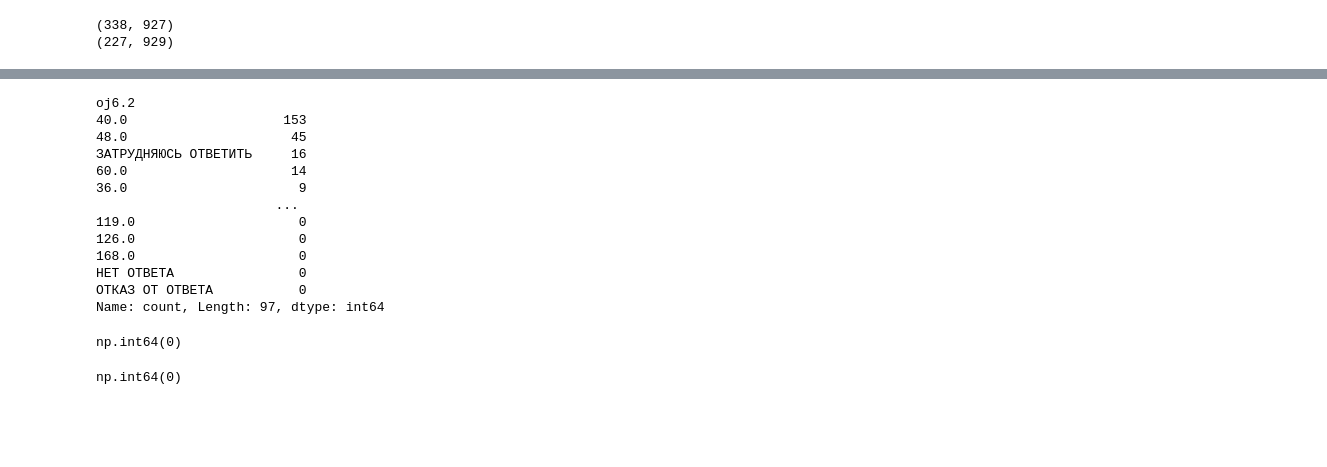
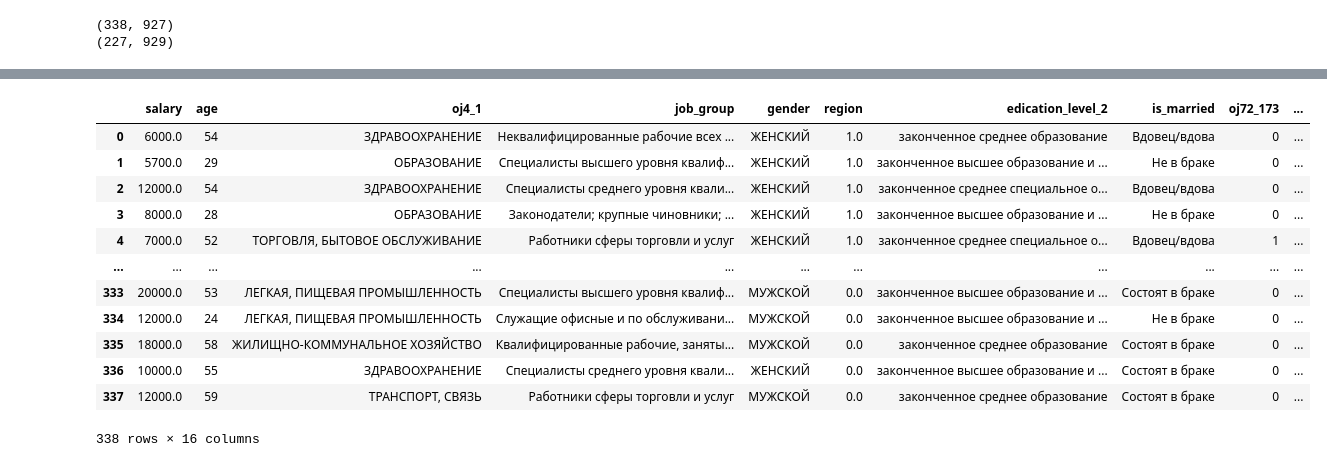
Before and after one commit to Saim-SW14/Econometrica_Gender_project, a Jupyter notebook: preproc.ipynb, the cells around one changed output, grey strips where cells are left out. Cells and saved outputs as stored; diff of their text form; code cells hidden in the pictures; blank space fills up the shorter version.

```diff
--- a/preproc.ipynb
+++ b/preproc.ipynb
@@ -448,24 +330,0 @@ np.int64(0)
-# %%
-data_2010['oj6.2'].value_counts()
-# %% [output]
-oj6.2
-40.0                    153
-48.0                     45
-ЗАТРУДНЯЮСЬ ОТВЕТИТЬ     16
-60.0                     14
-36.0                      9
-                       ...
-119.0                     0
-126.0                     0
-168.0                     0
-НЕТ ОТВЕТА                0
-ОТКАЗ ОТ ОТВЕТА           0
-Name: count, Length: 97, dtype: int64
-# %%
-data_2017['vj21.3']
-# %% [output]
-np.int64(0)
-# %%
-data_2017['vj6.2']
-# %% [output]
-np.int64(0)
@@ -471,0 +334,18 @@ np.int64(0)
+# %%
+df = pd.read_csv('data_2010.csv')
+# %%
+df
+# %% [output]
+|  | salary | age | oj4_1 | job_group | gender | region | edication_level_2 | is_married | oj72_173 | ... |
+| 0 | 6000.0 | 54 | ЗДРАВООХРАНЕНИЕ | Неквалифицированные рабочие всех ... | ЖЕНСКИЙ | 1.0 | законченное среднее образование | Вдовец/вдова | 0 | ... |
+| 1 | 5700.0 | 29 | ОБРАЗОВАНИЕ | Специалисты высшего уровня квалиф... | ЖЕНСКИЙ | 1.0 | законченное высшее образование и ... | Не в браке | 0 | ... |
+| 2 | 12000.0 | 54 | ЗДРАВООХРАНЕНИЕ | Специалисты среднего уровня квали... | ЖЕНСКИЙ | 1.0 | законченное среднее специальное о... | Вдовец/вдова | 0 | ... |
+| 3 | 8000.0 | 28 | ОБРАЗОВАНИЕ | Законодатели; крупные чиновники; ... | ЖЕНСКИЙ | 1.0 | законченное высшее образование и ... | Не в браке | 0 | ... |
+| 4 | 7000.0 | 52 | ТОРГОВЛЯ, БЫТОВОЕ ОБСЛУЖИВАНИЕ | Работники сферы торговли и услуг | ЖЕНСКИЙ | 1.0 | законченное среднее специальное о... | Вдовец/вдова | 1 | ... |
+| ... | ... | ... | ... | ... | ... | ... | ... | ... | ... | ... |
+| 333 | 20000.0 | 53 | ЛЕГКАЯ, ПИЩЕВАЯ ПРОМЫШЛЕННОСТЬ | Специалисты высшего уровня квалиф... | МУЖСКОЙ | 0.0 | законченное высшее образование и ... | Состоят в браке | 0 | ... |
+| 334 | 12000.0 | 24 | ЛЕГКАЯ, ПИЩЕВАЯ ПРОМЫШЛЕННОСТЬ | Служащие офисные и по обслуживани... | МУЖСКОЙ | 0.0 | законченное высшее образование и ... | Не в браке | 0 | ... |
+| 335 | 18000.0 | 58 | ЖИЛИЩНО-КОММУНАЛЬНОЕ ХОЗЯЙСТВО | Квалифицированные рабочие, заняты... | МУЖСКОЙ | 0.0 | законченное среднее образование | Состоят в браке | 0 | ... |
+| 336 | 10000.0 | 55 | ЗДРАВООХРАНЕНИЕ | Специалисты среднего уровня квали... | ЖЕНСКИЙ | 0.0 | законченное высшее образование и ... | Состоят в браке | 0 | ... |
+| 337 | 12000.0 | 59 | ТРАНСПОРТ, СВЯЗЬ | Работники сферы торговли и услуг | МУЖСКОЙ | 0.0 | законченное среднее образование | Состоят в браке | 0 | ... |
+338 rows × 16 columns
```
Also changed, not shown: parts of 20 cells of this notebook, 2 other files.
